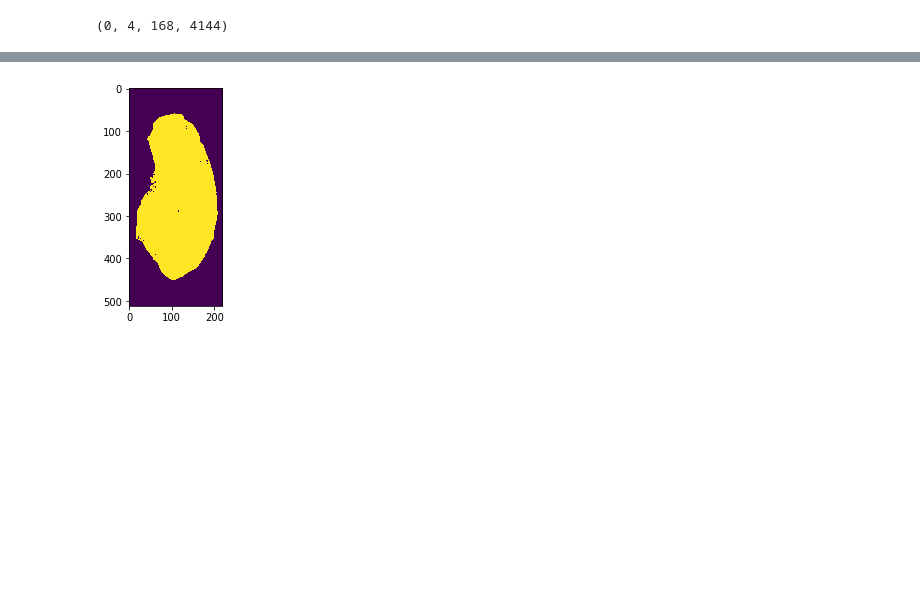
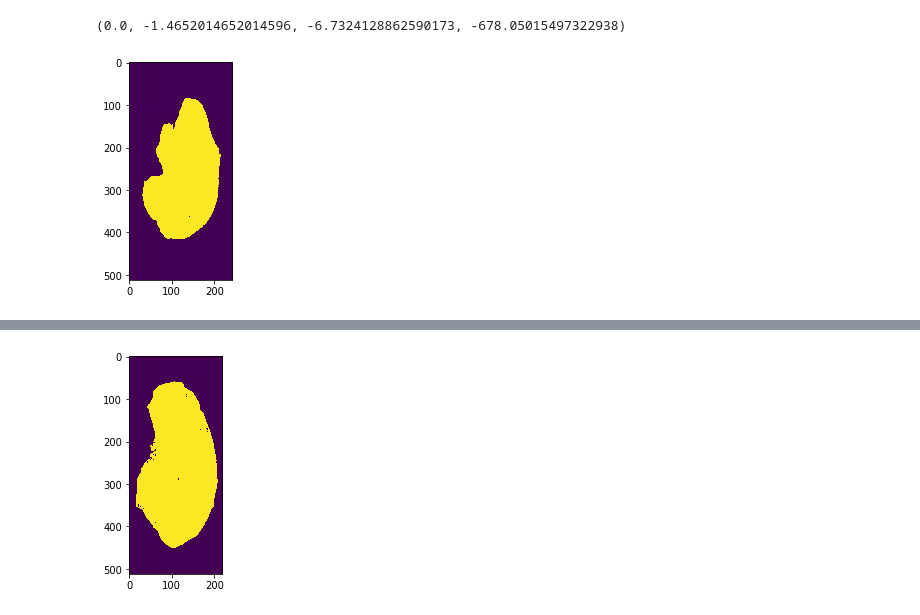
Before and after one commit to fair77637/DC-Project-Master, a Jupyter notebook: cleancode/foramenCutBatch.ipynb, the cells around one changed output, grey strips where cells are left out. Saved outputs shown, nothing was run; the diff lists cells and outputs as text; code cells hidden in the pictures; blank space fills up the shorter version.

```diff
--- a/cleancode/foramenCutBatch.ipynb
+++ b/cleancode/foramenCutBatch.ipynb
@@ -32,7 +32,7 @@ paths = ['/Volumes/FAIR/Sinead/DC-Project-Images/original/Sample3/S3_Pre-op.nrrd
          '/Users/fair00542/Desktop/TestImages/ScanH/1.2.840.113619.2.55.3.2634693835.766.1437720278.192.2.dcm',
          '/Users/fair00542/Desktop/TestImages/ScanI/1.3.12.2.1107.5.1.4.95198.30000015071109310409300075668.dcm',
          '/Users/fair00542/Desktop/TestImages/ScanJ/1.2.392.200036.9116.2.6.1.48.1221600807.1432222275.897467.dcm']
-path = paths[0]
+path = paths[12]
 if path.endswith('.nii') or path.endswith('.nii.gz'):
     array, ConstPixelSpacing, affine = core.nifti2np(path)
 #     bone = core.thresholdnp(array, 1100, 1500)
@@ -66,21 +66,18 @@ def saveMask(array, path, name):
 level2 = nib.load(maskPath)
 mask2 = level2.get_data()
 # %%
-F_planes = np.load('/Volumes/FAIR/DC-Image-Analysis/DC-project-master/cleancode/Foramenplanes-params.npy')
+F_planes = np.load('/Volumes/FAIR/DC-Image-Analysis/DC-project-master/cleancode/opt_Foramenplanes-params.npy')
 # F_plane = F_planes[pathnumber]
-F_plane = F_planes[0]
+F_plane = F_planes[12]
 a,b,c,d = F_plane[1]
 a,b,c,d
 # %% [output]
-(0, 4, 168, 4144)
+(0.0, -1.4652014652014596, -6.7324128862590173, -678.05015497322938)
 # %%
 crossShape = mask2[0,:,:].shape
 F_mask = np.zeros(mask2.shape)
-FPlane = np.zeros(mask2.shape)
 for i in range(mask2.shape[0]):
-    maski = np.fromfunction(lambda z,y: y > (d-a*i-b*z)/c, crossShape)
+    maski = np.fromfunction(lambda z,y: y > (d-a*i-b*z)/c - 4, crossShape)
     F_mask[i,:,:] = maski
 
-    maskj = np.fromfunction(lambda z,y: y < (d-a*i-b*z)/c+2, crossShape)
-    maskq = np.multiply(maski,maskj)
-    FPlane[i,:,:] = maskq
+foramen_cut = np.multiply(mask2, F_mask==1)
@@ -88,0 +84,5 @@ foramen_cut = np.multiply(mask2, F_mask==1)
+# %%
+plt.imshow(foramen_cut[316,:,:])
+plt.ion()
+# %% [output]
+[figure, added]
```
Also changed, not shown: parts of 6 cells of this notebook, 4 other files.
